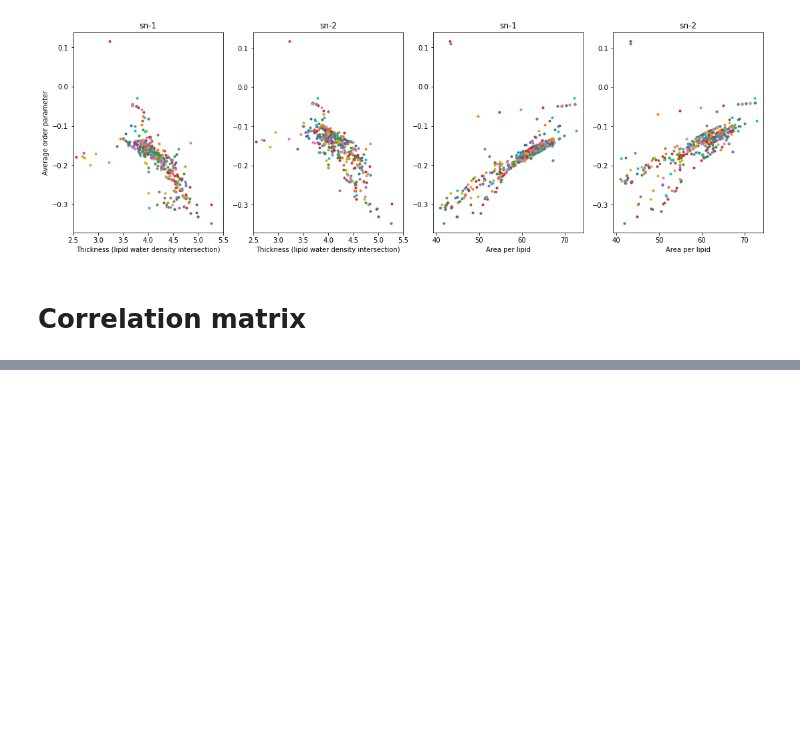
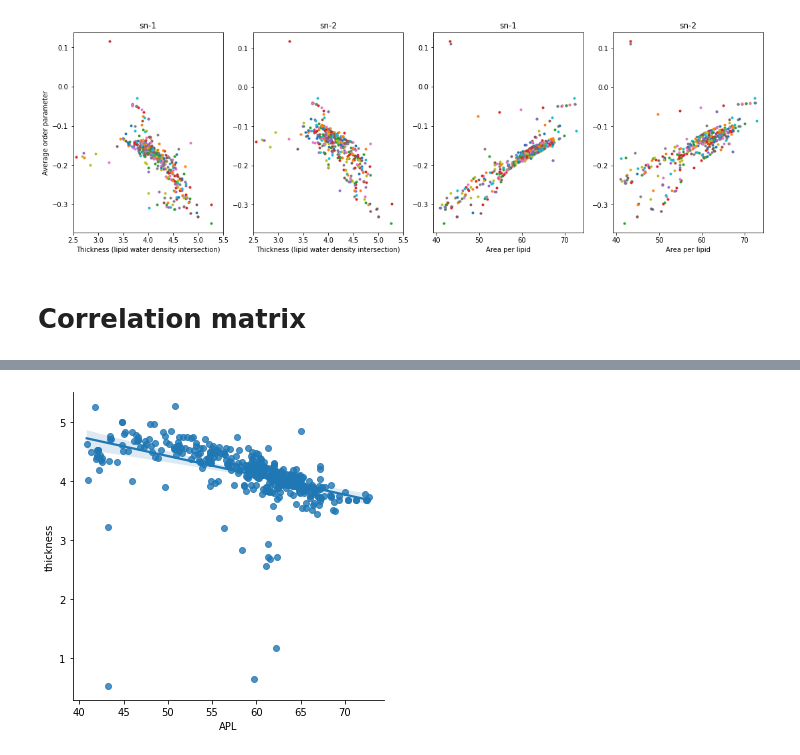
Before and after one commit to NMRLipids/DatabankExercises, a Jupyter notebook: APL/AreaPerLipidAndThicknessExamples.ipynb, the cells around one changed output, grey strips where cells are left out. Saved outputs shown, nothing was run; the diff lists cells and outputs as text; code cells hidden in the pictures; blank space fills up the shorter version.

```diff
--- a/APL/AreaPerLipidAndThicknessExamples.ipynb
+++ b/APL/AreaPerLipidAndThicknessExamples.ipynb
@@ -667,0 +678,4 @@ plt.show()
+# %%
+sn.lmplot(x="APL", y="thickness", data=df);
+# %% [output]
+[figure, added]
```
Also changed, not shown: parts of 14 cells of this notebook.
